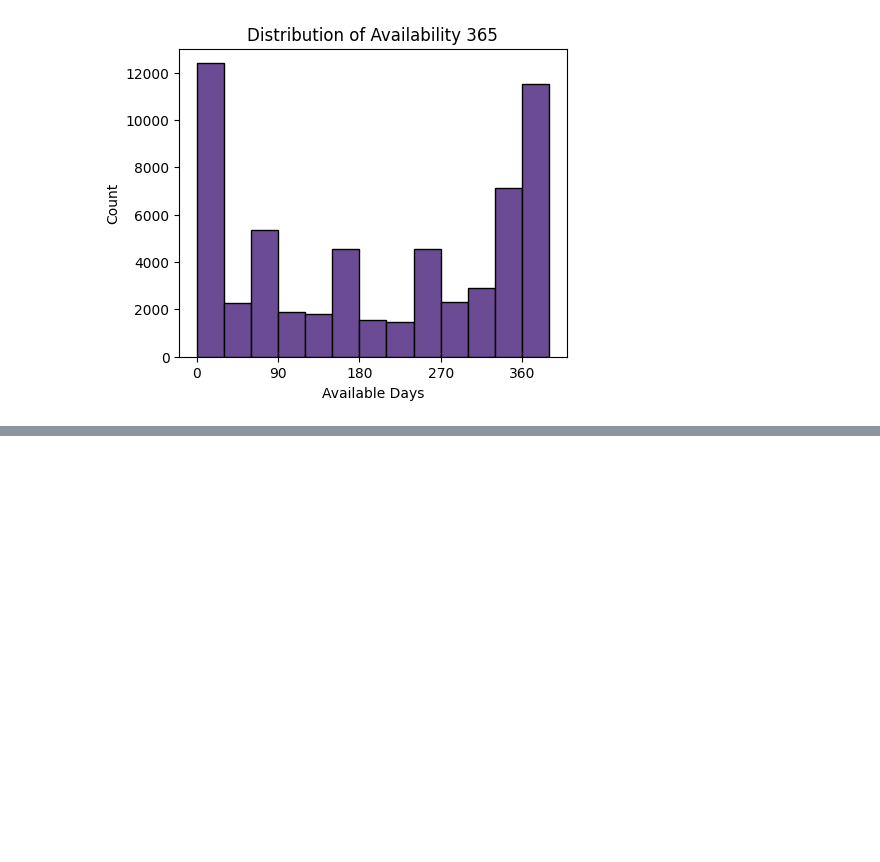
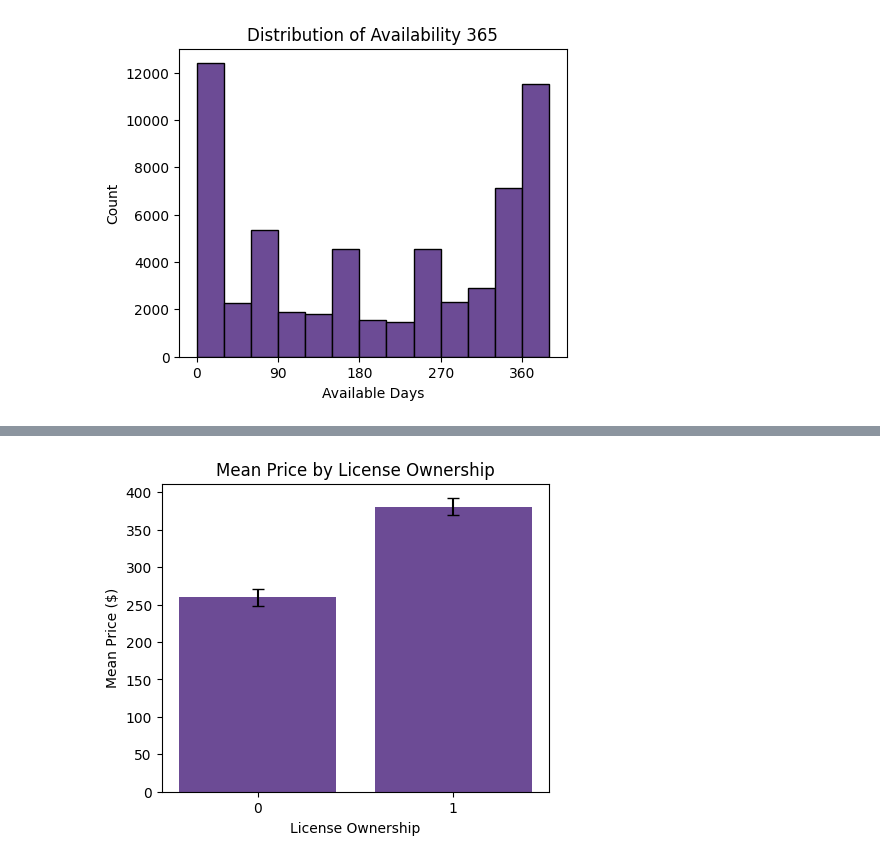
Before and after one commit to SameeckBhatia/Airbnb-ML-Economist, a Jupyter notebook: la_airbnb.ipynb, the cells around one changed output, grey strips where cells are left out. Saved outputs shown, nothing was run; the diff lists cells and outputs as text; code cells hidden in the pictures; blank space fills up the shorter version.

```diff
--- a/la_airbnb.ipynb
+++ b/la_airbnb.ipynb
@@ -180,0 +203,20 @@ plt.show()
+# %%
+cols = ["has_license", "price"]
+grouped_l = df[cols].groupby("has_license").agg(["mean", "sem"]).reset_index()
+grouped_l = grouped_l.droplevel(level=0, axis=1).rename({"": "has_license"},
+                                                        axis=1)
+
+# Plotting
+fig, ax = plt.subplots(figsize=(5, 4))
+ax.bar(grouped_l["has_license"], grouped_l["mean"],
+       color=fill, yerr=2 * grouped_l["sem"], capsize=4)
+
+# Formatting
+ax.set_xticks(range(0, 2, 1))
+ax.set_title("Mean Price by License Ownership")
+ax.set_xlabel("License Ownership")
+ax.set_ylabel("Mean Price ($)")
+
+plt.show()
+# %% [output]
+[figure, added]
```
Also changed, not shown: parts of 5 cells of this notebook.
